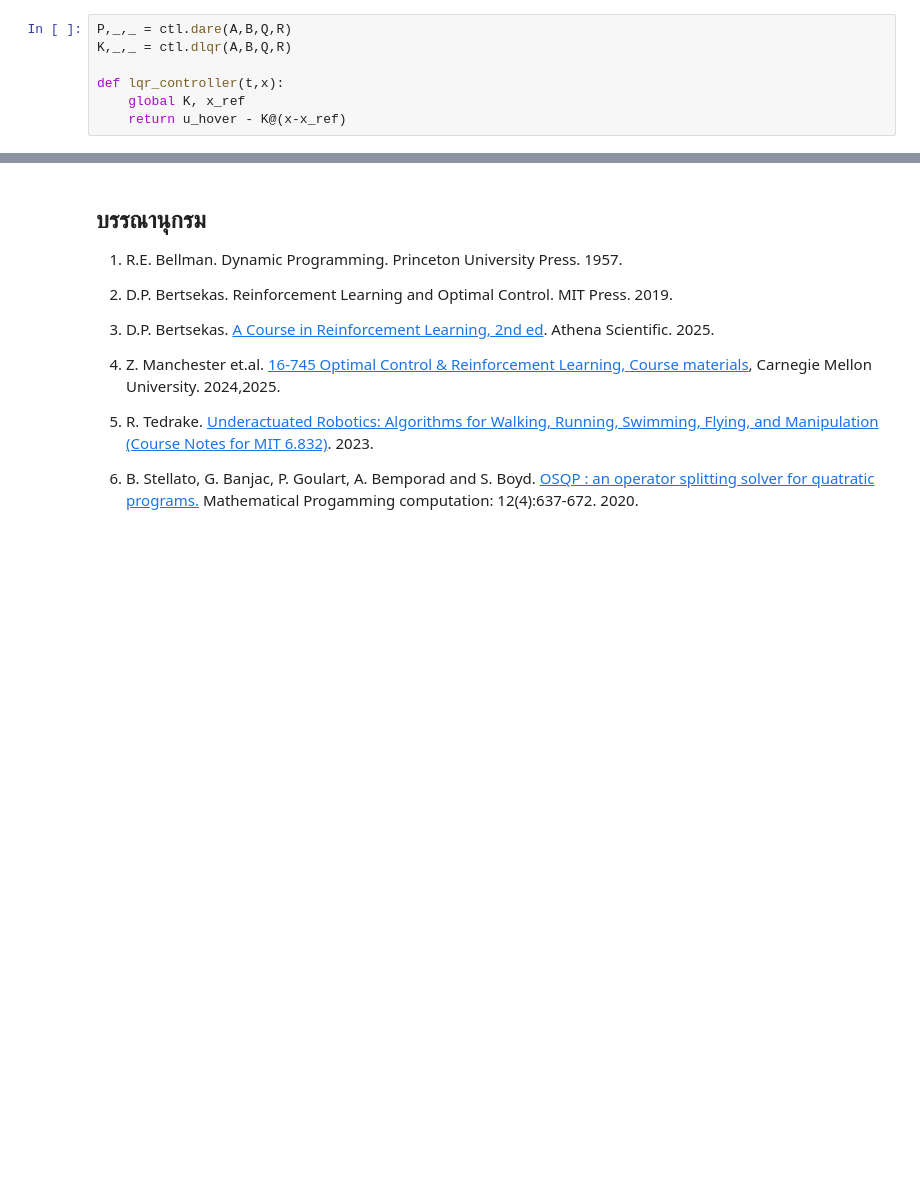
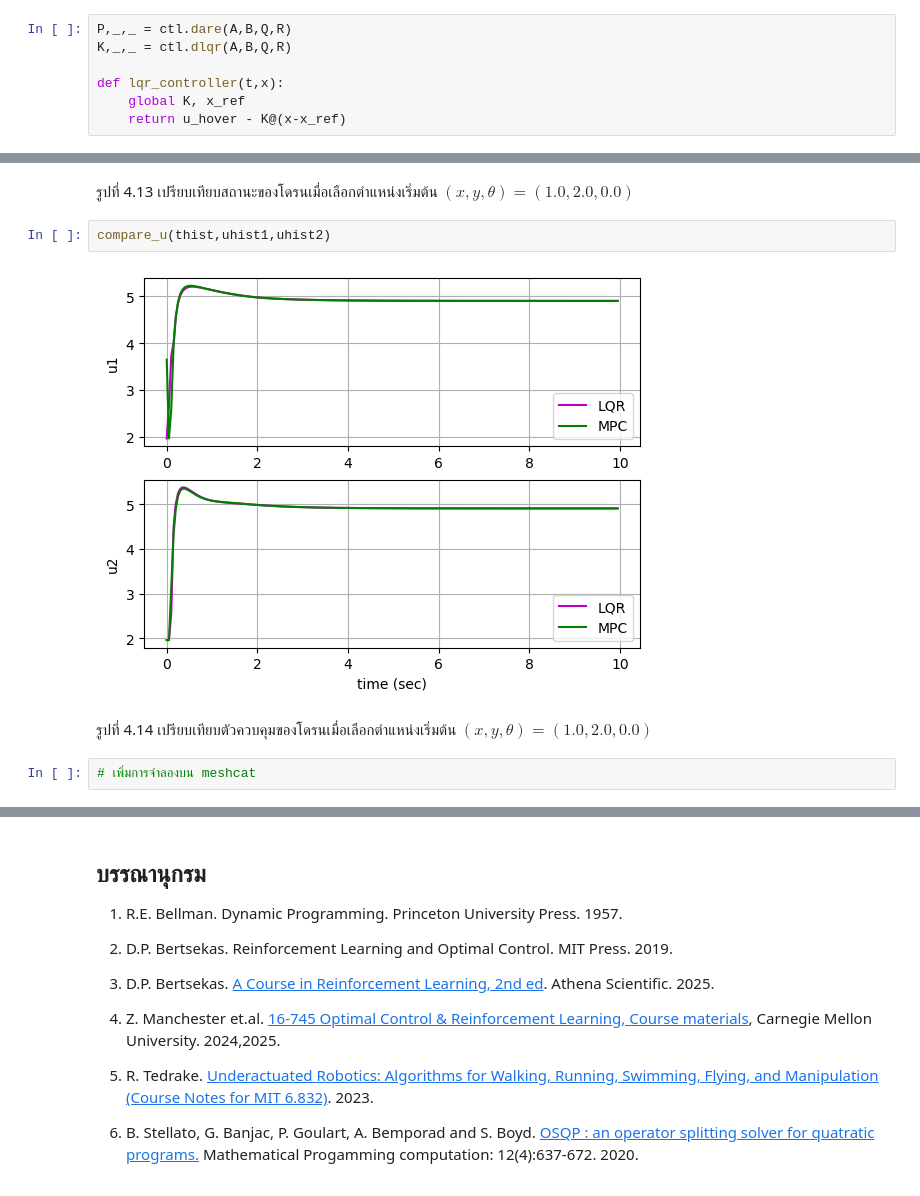
Before and after one commit to dewdotninja/ocrl, a Jupyter notebook: doc/notebooks/chapter4.ipynb, the cells around one changed output, grey strips where cells are left out. Drawn from its saved outputs; the diff is of its cells as text; blank space fills up the shorter version.

```diff
--- a/doc/notebooks/chapter4.ipynb
+++ b/doc/notebooks/chapter4.ipynb
@@ -931,0 +1097,10 @@ $$
+# %% [markdown]
+รูปที่ 4.13 เปรียบเทียบสถานะของโดรนเมื่อเลือกตำแหน่งเริ่มต้น $(x,y,\theta) = (1.0, 2.0,0.0)$
+# %%
+compare_u(thist,uhist1,uhist2)
+# %% [output]
+[figure, added]
+# %% [markdown]
+รูปที่ 4.14 เปรียบเทียบตัวควบคุมของโดรนเมื่อเลือกตำแหน่งเริ่มต้น $(x,y,\theta) = (1.0, 2.0,0.0)$
+# %%
+# เพิ่มการจำลองบน meshcat
```
Also changed, not shown: parts of 36 cells of this notebook.
